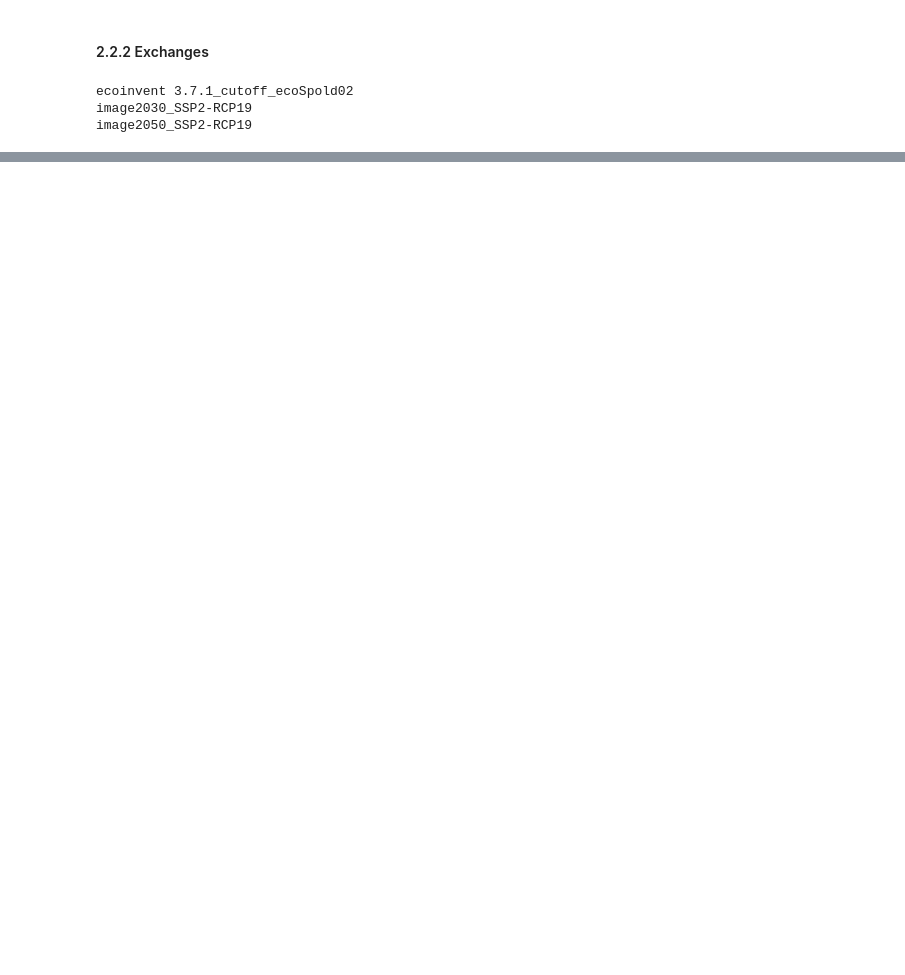
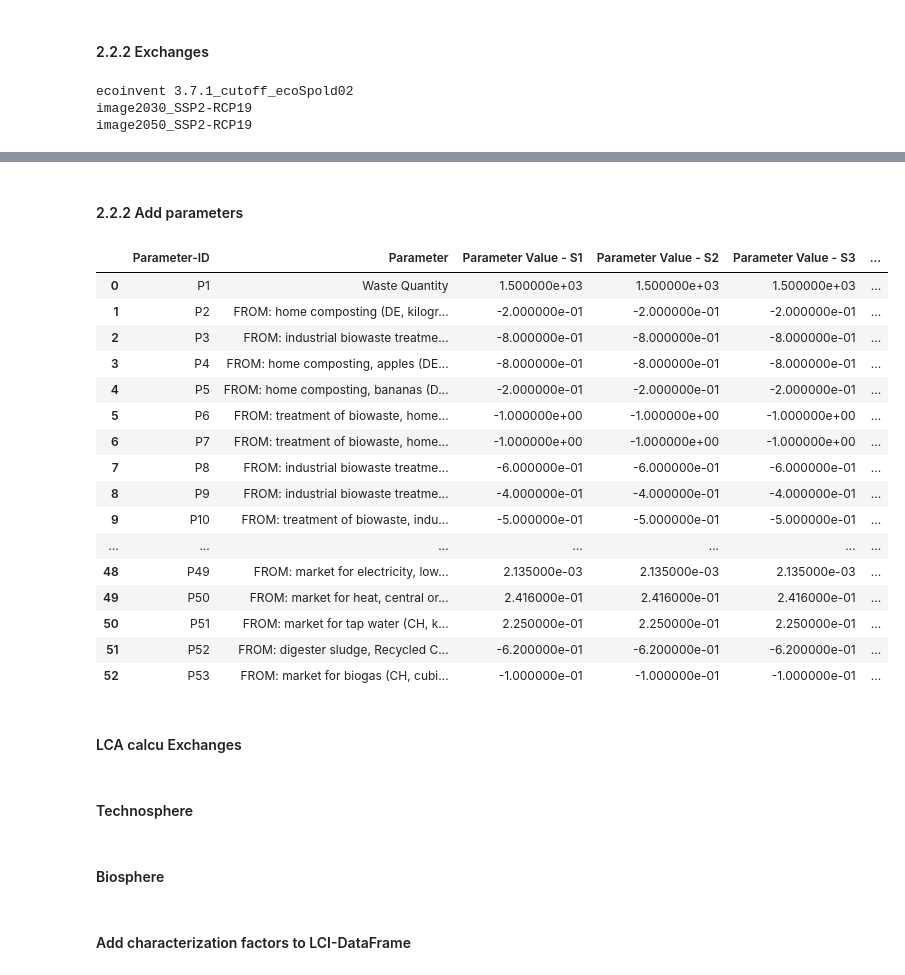
Before and after one commit to SarahSchmidt94/MoEWe, a Jupyter notebook: MoEWe.ipynb, the cells around one changed output, grey strips where cells are left out. Cells and saved outputs as stored; diff of their text form; code cells hidden in the pictures; blank space fills up the shorter version.

```diff
--- a/MoEWe.ipynb
+++ b/MoEWe.ipynb
@@ -297,0 +313,4 @@ image2050_SSP2-RCP19
+# %%
+foreground_system_groups={}
+for ac,actcode in enumerate(foreground_system_codes):
+    foreground_system_groups[actcode]=ac
@@ -297,0 +390,2 @@ image2050_SSP2-RCP19
+# %% [markdown]
+#### 2.2.2 Add parameters
@@ -297,0 +400,44 @@ image2050_SSP2-RCP19
+# %%
+parameter_df=pd.DataFrame()
+p=1
+
+parameter_df.loc[0,'Parameter-ID']='P1'
+parameter_df.loc[0,'Parameter']='Waste Quantity'
+for s in range(n_scenarios):
+    parameter_df.loc[0,'Parameter Value - S'+str(s+1)]=WQ_kg
+parameter_df.loc[0,'Parameter Value - Default']=WQ_kg
+parameter_df.loc[0,'Unit']='kilogram'
+
+for i in LCI_df.index:
+    if LCI_df.loc[i,'type']=='technosphere':
+        param='P'+str(p+1)
+        LCI_df.loc[i,'formula']=param
+        parameter_df.loc[p,'Parameter-ID']=param
+        parameter_df.loc[p,'Parameter']='FROM: '+LCI_df.loc[i,'input']+' ('+LCI_df.loc[i,'input location']+', '+LCI_df.loc[i,'input unit']+'), TO: '+LCI_df.loc[i,'activity']+'('+LCI_df.loc[i,'activity location']+')'
+        parameter_df.loc[p,'Unit']=LCI_df.loc[i,'input unit']
+        for s in range(n_scenarios):
+            parameter_df.loc[p,'Parameter Value - S'+str(s+1)]=LCI_df.loc[i,'amount']
+        parameter_df.loc[p,'Parameter Value - Default']=LCI_df.loc[i,'amount']
+        if LCI_df.loc[i,'material flow'] == True:
+            parameter_df.loc[p, 'Group']=foreground_system_groups[LCI_df.loc[i,'activity code']]
+        p=p+1
+
+parameter_df
+# %% [output]
+|  | Parameter-ID | Parameter | Parameter Value - S1 | Parameter Value - S2 | Parameter Value - S3 | ... |
+| 0 | P1 | Waste Quantity | 1.500000e+03 | 1.500000e+03 | 1.500000e+03 | ... |
+| 1 | P2 | FROM: home composting (DE, kilogr... | -2.000000e-01 | -2.000000e-01 | -2.000000e-01 | ... |
+| 2 | P3 | FROM: industrial biowaste treatme... | -8.000000e-01 | -8.000000e-01 | -8.000000e-01 | ... |
+| 3 | P4 | FROM: home composting, apples (DE... | -8.000000e-01 | -8.000000e-01 | -8.000000e-01 | ... |
+| 4 | P5 | FROM: home composting, bananas (D... | -2.000000e-01 | -2.000000e-01 | -2.000000e-01 | ... |
+| 5 | P6 | FROM: treatment of biowaste, home... | -1.000000e+00 | -1.000000e+00 | -1.000000e+00 | ... |
+| 6 | P7 | FROM: treatment of biowaste, home... | -1.000000e+00 | -1.000000e+00 | -1.000000e+00 | ... |
+| 7 | P8 | FROM: industrial biowaste treatme... | -6.000000e-01 | -6.000000e-01 | -6.000000e-01 | ... |
+| 8 | P9 | FROM: industrial biowaste treatme... | -4.000000e-01 | -4.000000e-01 | -4.000000e-01 | ... |
+| 9 | P10 | FROM: treatment of biowaste, indu... | -5.000000e-01 | -5.000000e-01 | -5.000000e-01 | ... |
+| ... | ... | ... | ... | ... | ... | ... |
+| 48 | P49 | FROM: market for electricity, low... | 2.135000e-03 | 2.135000e-03 | 2.135000e-03 | ... |
+| 49 | P50 | FROM: market for heat, central or... | 2.416000e-01 | 2.416000e-01 | 2.416000e-01 | ... |
+| 50 | P51 | FROM: market for tap water (CH, k... | 2.250000e-01 | 2.250000e-01 | 2.250000e-01 | ... |
+| 51 | P52 | FROM: digester sludge, Recycled C... | -6.200000e-01 | -6.200000e-01 | -6.200000e-01 | ... |
+| 52 | P53 | FROM: market for biogas (CH, cubi... | -1.000000e-01 | -1.000000e-01 | -1.000000e-01 | ... |
@@ -297,0 +453,4 @@ image2050_SSP2-RCP19
+# %% [markdown]
+#### LCA calcu Exchanges
+# %% [markdown]
+#### Technosphere
@@ -297,0 +486,2 @@ image2050_SSP2-RCP19
+# %% [markdown]
+#### Biosphere
@@ -297,0 +531,2 @@ image2050_SSP2-RCP19
+# %% [markdown]
+#### Add characterization factors to LCI-DataFrame
```
Also changed, not shown: parts of 17 cells of this notebook.
